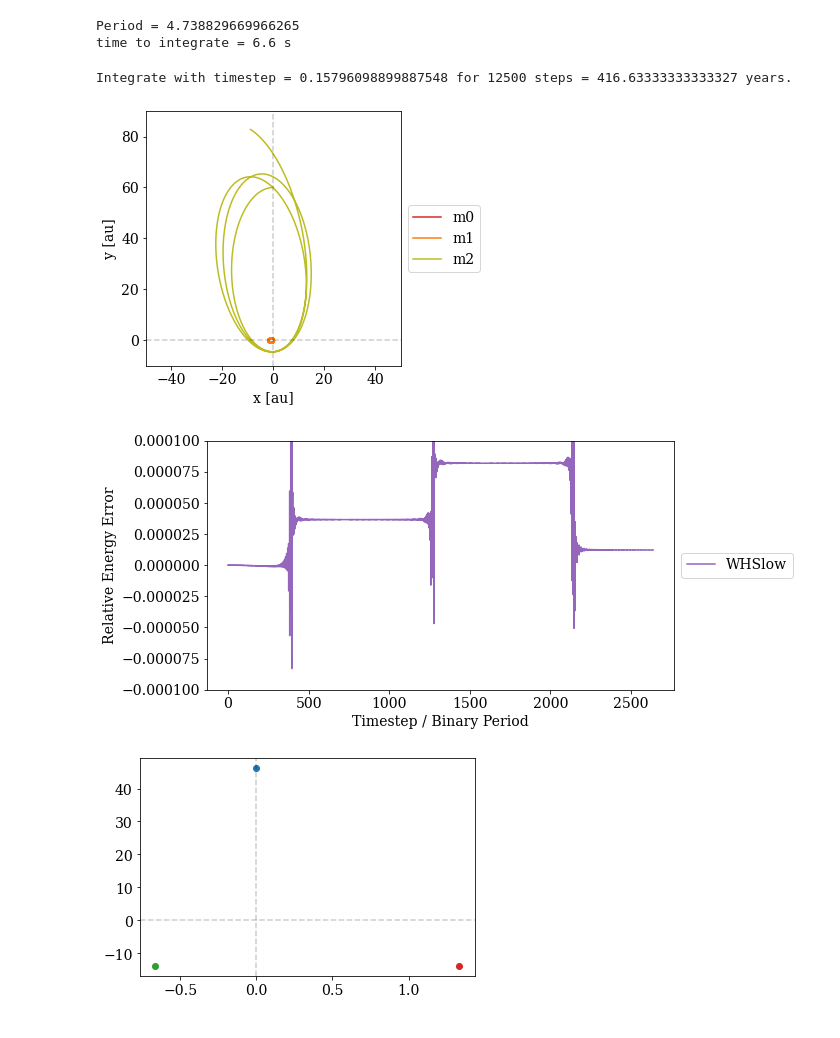
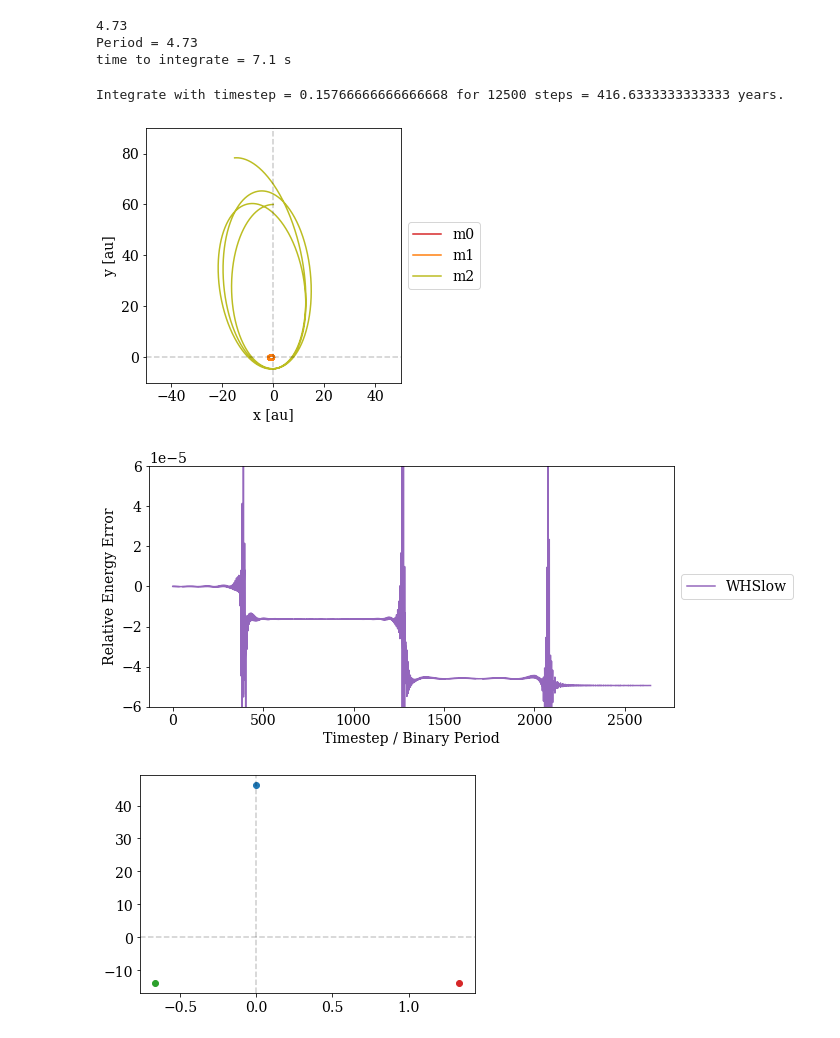
Before and after one commit to michaelkmpoon/eccentricWH, a Jupyter notebook: 09_vanillaWH_MikkolaPaper.ipynb, the cells around one changed output. Drawn from its saved outputs; the diff is of its cells as text; code cells hidden in the pictures.

Commit message:
recreate Mikkola plots 2

```diff
--- a/09_vanillaWH_MikkolaPaper.ipynb
+++ b/09_vanillaWH_MikkolaPaper.ipynb
@@ -31,6 +33,10 @@ masses = sim_jacobi[:,-1]
 sim = vanillaWH_tools.jacobi_to_inertial(sim_jacobi, masses)
 
 P_1195 = 2*np.pi*np.sqrt(1.195**3 / 3)
+
+P_1195 = 4.73
+
+print(P_1195)
 print('Period =', P_1195)
 
 timestep = 1./30. * P_1195
@@ -70,44 +76,44 @@ end = time.time()
 
 print('time to integrate =', np.round(end - start, 1), 's')
 # %% [output]
-Period = 4.738829669966265
-time to integrate = 6.6 s
+4.73
+Period = 4.73
+time to integrate = 7.1 s
 # %%
 years = timestep * np.arange(N_steps) / P_1195
 print('Integrate with timestep =', timestep, 'for', N_steps, 'steps =', years[-1], 'years.')
 
 plt.figure(figsize=(10,4.5))
 plt.plot(orbit_soln[0,0], orbit_soln[0,1], label='m0', c='tab:red')
 plt.plot(orbit_soln[1,0], orbit_soln[1,1], label='m1', c='tab:orange')
 plt.plot(orbit_soln[2,0], orbit_soln[2,1], label='m2', c='tab:olive')
 
 plt.axhline(0, ls='--', alpha=0.2, c='black')
 plt.axvline(0, ls='--', alpha=0.2, c='black')
 plt.axis('scaled')
 plt.xlim(-50,50)
 plt.ylim(-10,90)
 plt.xlabel('x [au]')
 plt.ylabel('y [au]')
 plt.legend(loc='center left', bbox_to_anchor=(1, 0.5))
 plt.tight_layout()
 #plt.savefig('SS.jpg', dpi=300)
 plt.show()
 
-
 plt.figure(figsize=(10,4.5))
 plt.plot(np.arange(N_steps)/P_1195, energy_error, label='WHSlow', c='tab:purple')
 #plt.yscale('log')
-plt.ylim(-1e-4, 1e-4)
+plt.ylim(-6e-5, 6e-5)
 plt.xlabel('Timestep / Binary Period')
 plt.ylabel('Relative Energy Error')
 plt.legend(loc='center left', bbox_to_anchor=(1, 0.5))
 plt.tight_layout()
 #plt.savefig('SS_energy_error.jpg', dpi=300)
 plt.show()
 # %% [output]
-Integrate with timestep = 0.15796098899887548 for 12500 steps = 416.63333333333327 years.
+Integrate with timestep = 0.15766666666666668 for 12500 steps = 416.6333333333333 years.
-[figure, old version]
+[figure, new version]
-[figure, old version]
+[figure, new version]
 # %%
 # particle array as [x, y, z, vx, vy, vz, m]
 p0 = np.array([0., 0., 0., 0., 0., 0., 1.])
```
Also changed, not shown: parts of 2 cells of this notebook.
